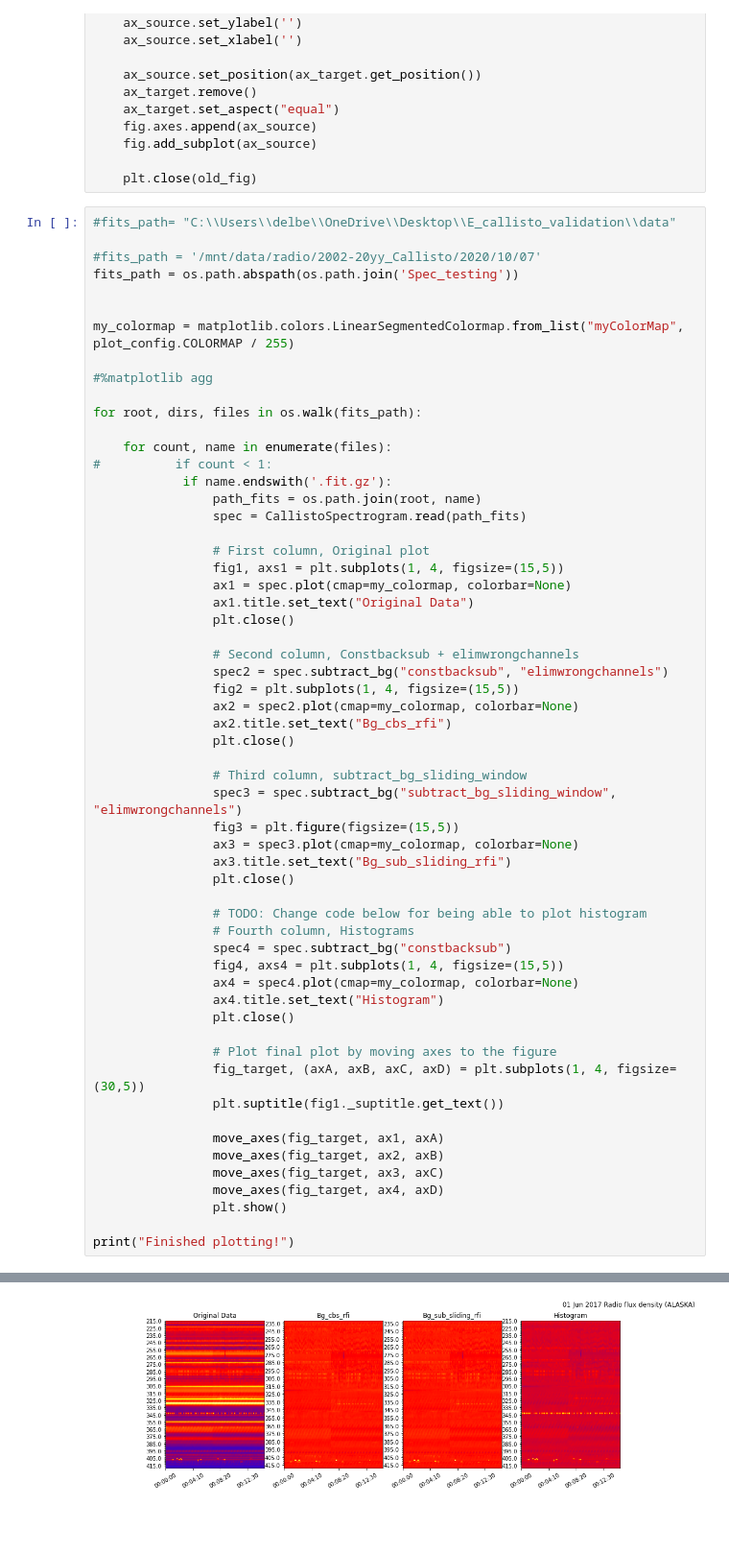
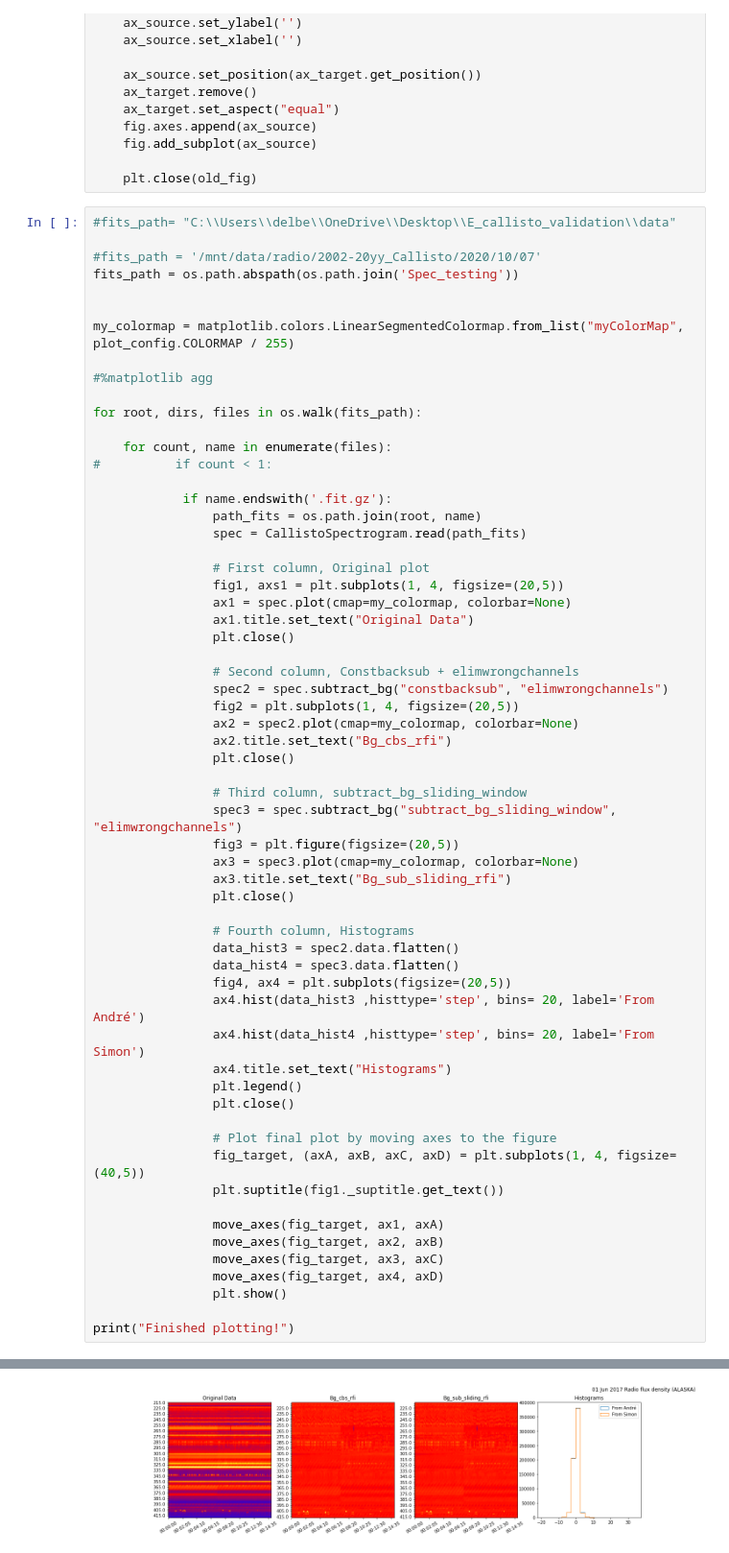
Before and after one commit to i4Ds/eCallistoValidation, a Jupyter notebook: Testing_10'000_Bilder.ipynb, the cells around one changed output, grey strips where cells are left out. Shown at 96% size. Drawn from its saved outputs; the diff is of its cells as text; blank space fills up the shorter version.

Commit message:
added the Histogram colmun

```diff
--- a/Testing_10'000_Bilder.ipynb
+++ b/Testing_10'000_Bilder.ipynb
@@ -170,40 +170,43 @@ for root, dirs, files in os.walk(fits_path):
 
     for count, name in enumerate(files):
 #          if count < 1:
+
             if name.endswith('.fit.gz'):
                 path_fits = os.path.join(root, name)
                 spec = CallistoSpectrogram.read(path_fits)
 
                 # First column, Original plot
-                fig1, axs1 = plt.subplots(1, 4, figsize=(15,5))
+                fig1, axs1 = plt.subplots(1, 4, figsize=(20,5))
                 ax1 = spec.plot(cmap=my_colormap, colorbar=None)
                 ax1.title.set_text("Original Data")
                 plt.close()
 
                 # Second column, Constbacksub + elimwrongchannels
                 spec2 = spec.subtract_bg("constbacksub", "elimwrongchannels")
-                fig2 = plt.subplots(1, 4, figsize=(15,5))
+                fig2 = plt.subplots(1, 4, figsize=(20,5))
                 ax2 = spec2.plot(cmap=my_colormap, colorbar=None)
                 ax2.title.set_text("Bg_cbs_rfi")
                 plt.close()
 
                 # Third column, subtract_bg_sliding_window
                 spec3 = spec.subtract_bg("subtract_bg_sliding_window", "elimwrongchannels")
-                fig3 = plt.figure(figsize=(15,5))
+                fig3 = plt.figure(figsize=(20,5))
                 ax3 = spec3.plot(cmap=my_colormap, colorbar=None)
                 ax3.title.set_text("Bg_sub_sliding_rfi")
                 plt.close()
 
-                # TODO: Change code below for being able to plot histogram
                 # Fourth column, Histograms
-                spec4 = spec.subtract_bg("constbacksub")
-                fig4, axs4 = plt.subplots(1, 4, figsize=(15,5))
-                ax4 = spec4.plot(cmap=my_colormap, colorbar=None)
-                ax4.title.set_text("Histogram")
+                data_hist3 = spec2.data.flatten()
+                data_hist4 = spec3.data.flatten()
+                fig4, ax4 = plt.subplots(figsize=(20,5))
+                ax4.hist(data_hist3 ,histtype='step', bins= 20, label='From André')
+                ax4.hist(data_hist4 ,histtype='step', bins= 20, label='From Simon')
+                ax4.title.set_text("Histograms")
+                plt.legend()
                 plt.close()
 
                 # Plot final plot by moving axes to the figure
-                fig_target, (axA, axB, axC, axD) = plt.subplots(1, 4, figsize=(30,5))
+                fig_target, (axA, axB, axC, axD) = plt.subplots(1, 4, figsize=(40,5))
                 plt.suptitle(fig1._suptitle.get_text())
 
                 move_axes(fig_target, ax1, axA)
@@ -223,3 +226,3 @@ Eliminating sharp jumps between channels ...
-[figure, old version]
+[figure, new version]
 3 channels eliminated
 Eliminating sharp jumps between channels ...
```
Also changed, not shown: parts of 2 cells of this notebook.
